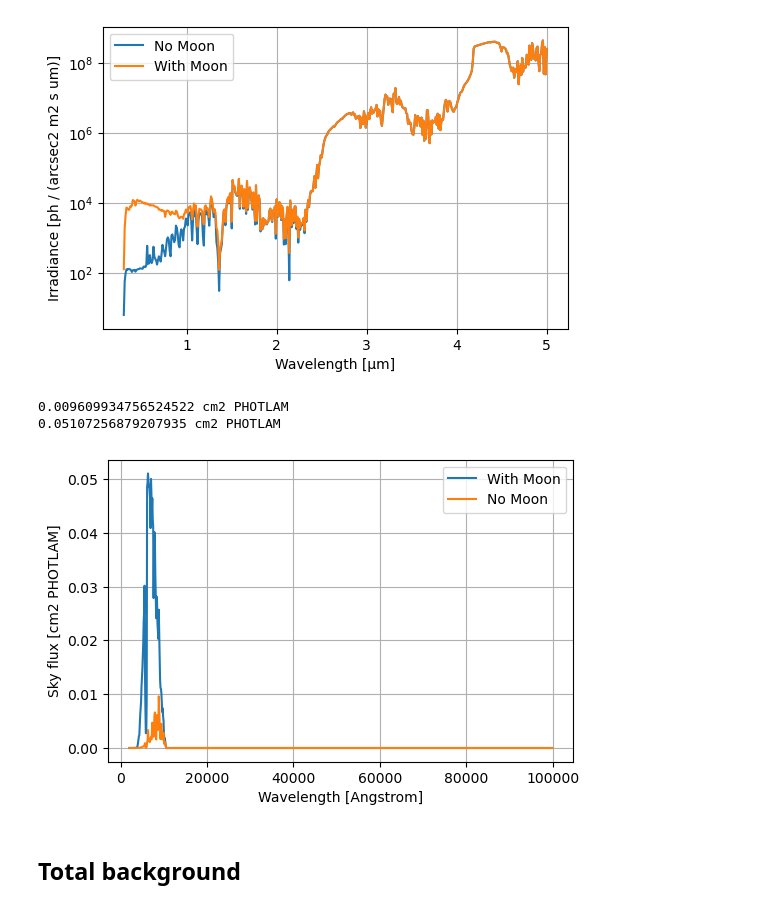
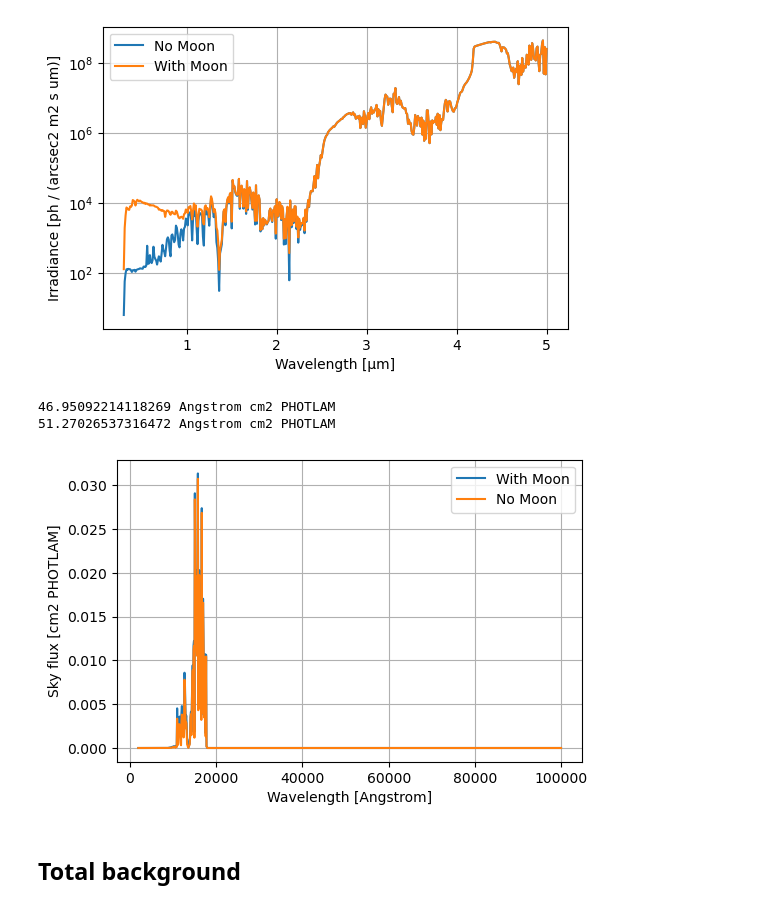
Before and after one commit to ArcetriAdaptiveOptics/arte, a Jupyter notebook: notebook/photometry/background_computation.ipynb, the cells around one changed output. Saved outputs shown, nothing was run; the diff lists cells and outputs as text; code cells hidden in the pictures.

```diff
--- a/notebook/photometry/background_computation.ipynb
+++ b/notebook/photometry/background_computation.ipynb
@@ -427,30 +455,30 @@ Note: skycalc_cli v.1.4 output wavelength unit is nm (it is μm in v.1.3)
 <matplotlib.legend.Legend at 0x...>
 [figure]
 # %%
-px_scale = 0.15 * u.arcsec
+px_scale = 9e-3 * u.arcsec
 
 sky_flux_no_moon = sky_no_moon.flux.to(u.ph/u.arcsec**2/u.cm**2/u.s/u.Angstrom) * px_scale**2
 sky_flux_fullmoon = sky_fullmoon.flux.to(u.ph/u.arcsec**2/u.cm**2/u.s/u.Angstrom) * px_scale**2
 sky_ss_no_moon = SourceSpectrum(Empirical1D, points=sky_no_moon.lam, lookup_table=sky_flux_no_moon)
 sky_ss_fullmoon = SourceSpectrum(Empirical1D, points=sky_fullmoon.lam, lookup_table=sky_flux_fullmoon)
 # %%
-D_tel = 38.54 * u.m
-N_subap = 10
+A_tel = 1028.613 * u.m**2
+N_subap = 2
 
-sky_no_moon_at_ccd = (sky_ss_no_moon * r_ch.transmittance)(waveset) * (D_tel.to(u.cm) / N_subap)**2
-sky_fullmoon_at_ccd = (sky_ss_fullmoon * r_ch.transmittance)(waveset) * (D_tel.to(u.cm) / N_subap)**2
+sky_no_moon_at_ccd = (sky_ss_no_moon * lo_ch.transmittance)(waveset) * A_tel.to(u.cm**2) / N_subap**2
+sky_fullmoon_at_ccd = (sky_ss_fullmoon * lo_ch.transmittance)(waveset) * A_tel.to(u.cm**2) / N_subap**2
 plt.plot(waveset, sky_fullmoon_at_ccd, label='With Moon')
 plt.plot(waveset, sky_no_moon_at_ccd, label='No Moon')
 plt.grid()
 plt.xlabel('Wavelength [%s]' %waveset.unit)
 plt.ylabel('Sky flux [%s]' %sky_fullmoon_at_ccd.unit)
 plt.legend()
-print(sky_no_moon_at_ccd.max())
-print(sky_fullmoon_at_ccd.max())
+print(np.trapz(sky_no_moon_at_ccd, waveset))
+print(np.trapz(sky_fullmoon_at_ccd, waveset))
 # %% [output]
-0.009609934756524522 cm2 PHOTLAM
-0.05107256879207935 cm2 PHOTLAM
+46.95092214118269 Angstrom cm2 PHOTLAM
+51.27026537316472 Angstrom cm2 PHOTLAM
-[figure, old version]
+[figure, new version]
 # %% [markdown]
 ## Total background
 # %%
```
Also changed, not shown: parts of 15 cells of this notebook.
